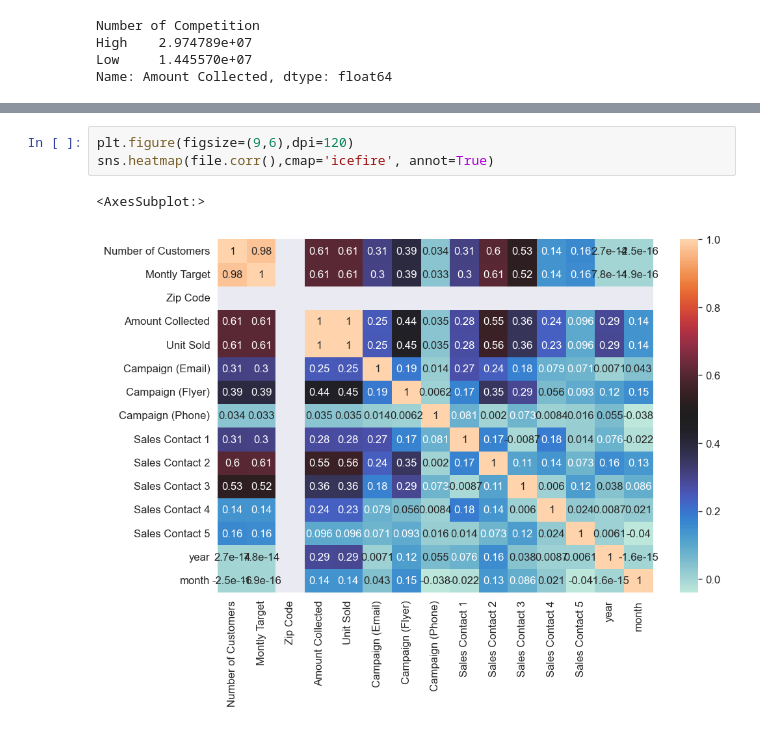
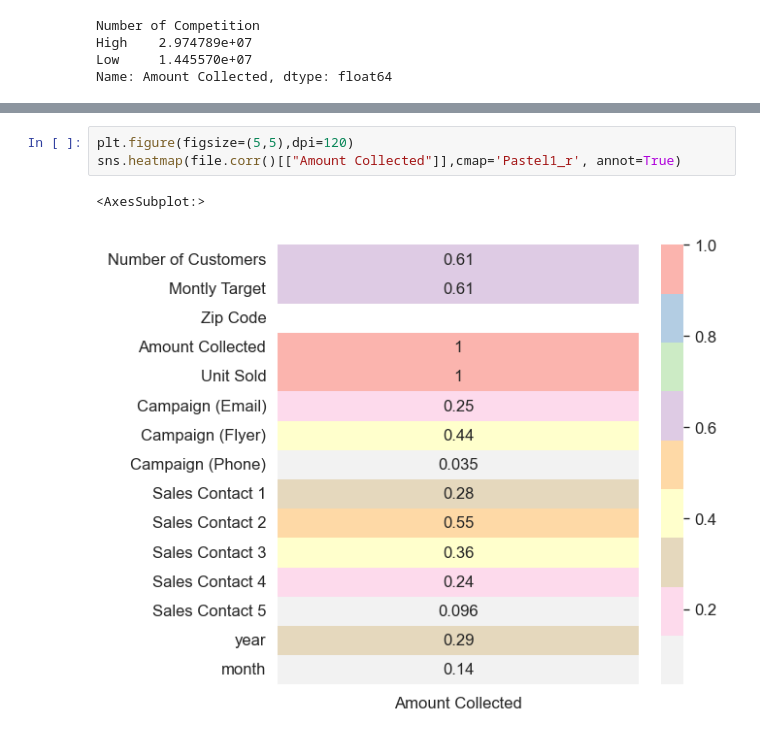
Before and after one commit to fahim-muntasir-niloy/Campaign-Data-Analysis, a Jupyter notebook: campaign.ipynb, the cells around one changed output, grey strips where cells are left out. Cells and saved outputs as stored; diff of their text form.

```diff
--- a/campaign.ipynb
+++ b/campaign.ipynb
@@ -100,6 +133,6 @@ Name: Amount Collected, dtype: float64
 # %%
-plt.figure(figsize=(9,6),dpi=120)
-sns.heatmap(file.corr(),cmap='icefire', annot=True)
+plt.figure(figsize=(5,5),dpi=120)
+sns.heatmap(file.corr()[["Amount Collected"]],cmap='Pastel1_r', annot=True)
 # %% [output]
 <AxesSubplot:>
-[figure, old version]
+[figure, new version]
```
Also changed, not shown: parts of 9 cells of this notebook, 2 other files.
